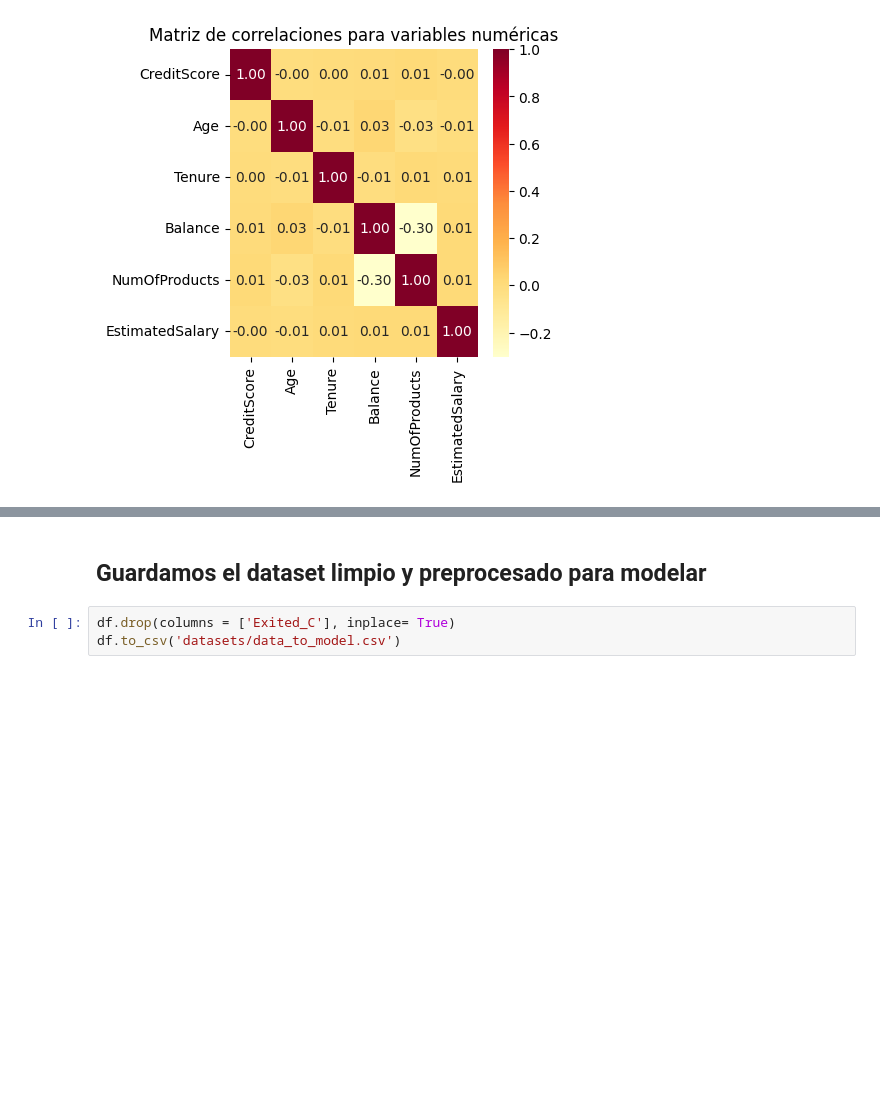
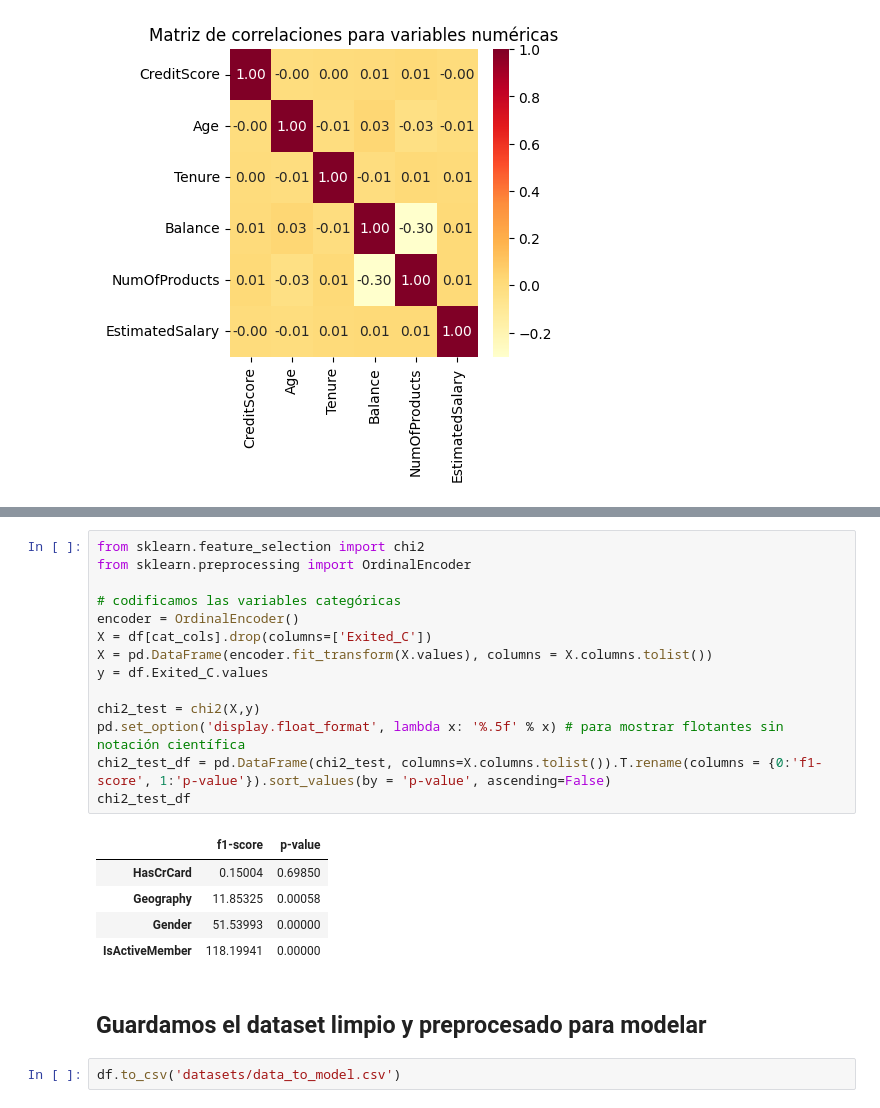
Before and after one commit to jolual2747/bank-customer-churn-prediction, a Jupyter notebook: 01-EDA.ipynb, the cells around one changed output, grey strips where cells are left out. Saved outputs shown, nothing was run; the diff lists cells and outputs as text; blank space fills up the shorter version.

```diff
--- a/01-EDA.ipynb
+++ b/01-EDA.ipynb
@@ -159,5 +193,24 @@ plt.show()
+# %%
+from sklearn.feature_selection import chi2
+from sklearn.preprocessing import OrdinalEncoder
+
+# codificamos las variables categóricas
+encoder = OrdinalEncoder()
+X = df[cat_cols].drop(columns=['Exited_C'])
+X = pd.DataFrame(encoder.fit_transform(X.values), columns = X.columns.tolist())
+y = df.Exited_C.values
+
+chi2_test = chi2(X,y)
+pd.set_option('display.float_format', lambda x: '%.5f' % x) # para mostrar flotantes sin notación científica
+chi2_test_df = pd.DataFrame(chi2_test, columns=X.columns.tolist()).T.rename(columns = {0:'f1-score', 1:'p-value'}).sort_values(by = 'p-value', ascending=False)
+chi2_test_df
+# %% [output]
+|  | f1-score | p-value |
+| HasCrCard | 0.15004 | 0.69850 |
+| Geography | 11.85325 | 0.00058 |
+| Gender | 51.53993 | 0.00000 |
+| IsActiveMember | 118.19941 | 0.00000 |
 # %% [markdown]
 ## Guardamos el dataset limpio y preprocesado para modelar
 # %%
-df.drop(columns = ['Exited_C'], inplace= True)
 df.to_csv('datasets/data_to_model.csv')
```
Also changed, not shown: parts of 4 cells of this notebook, 3 other files.
